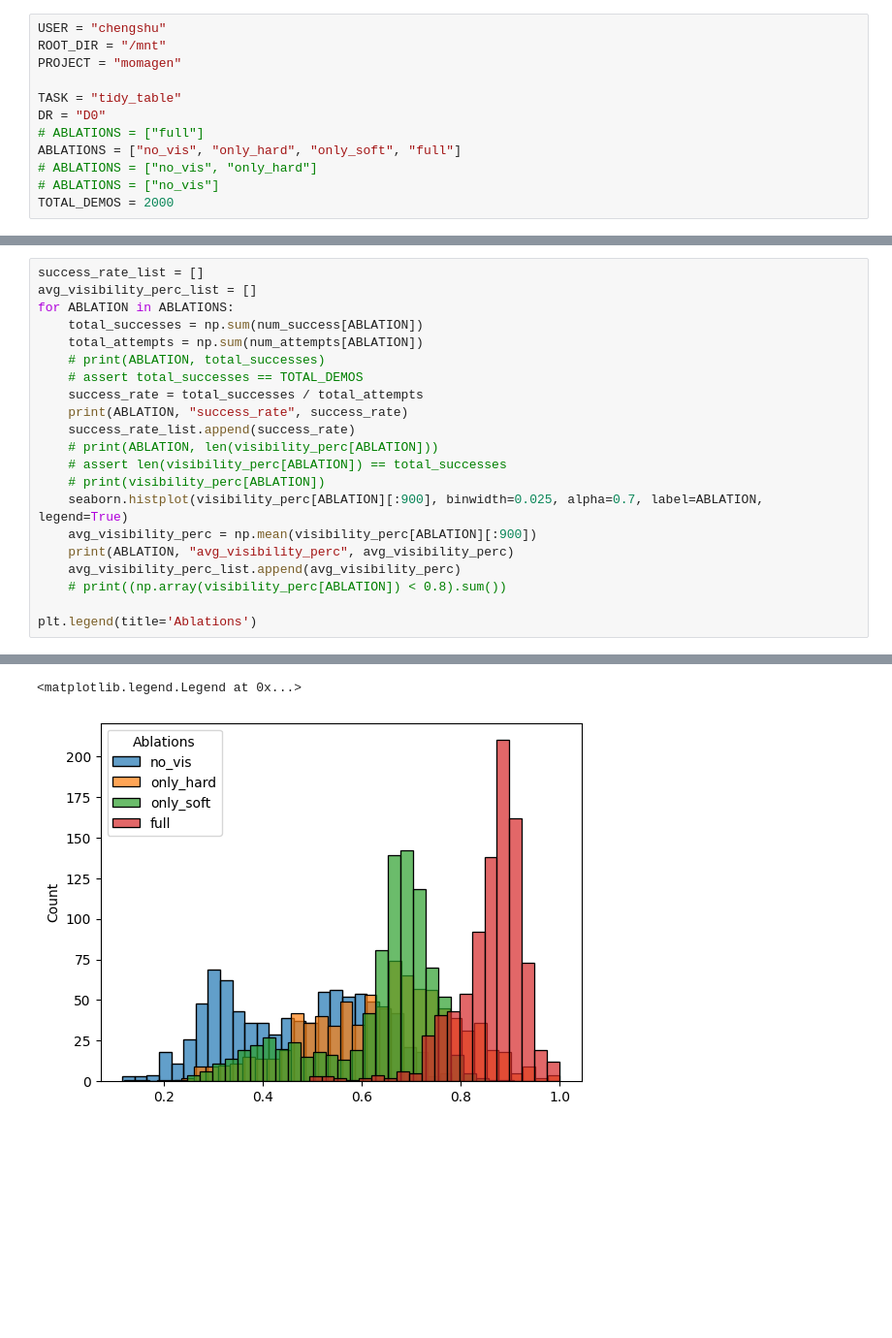
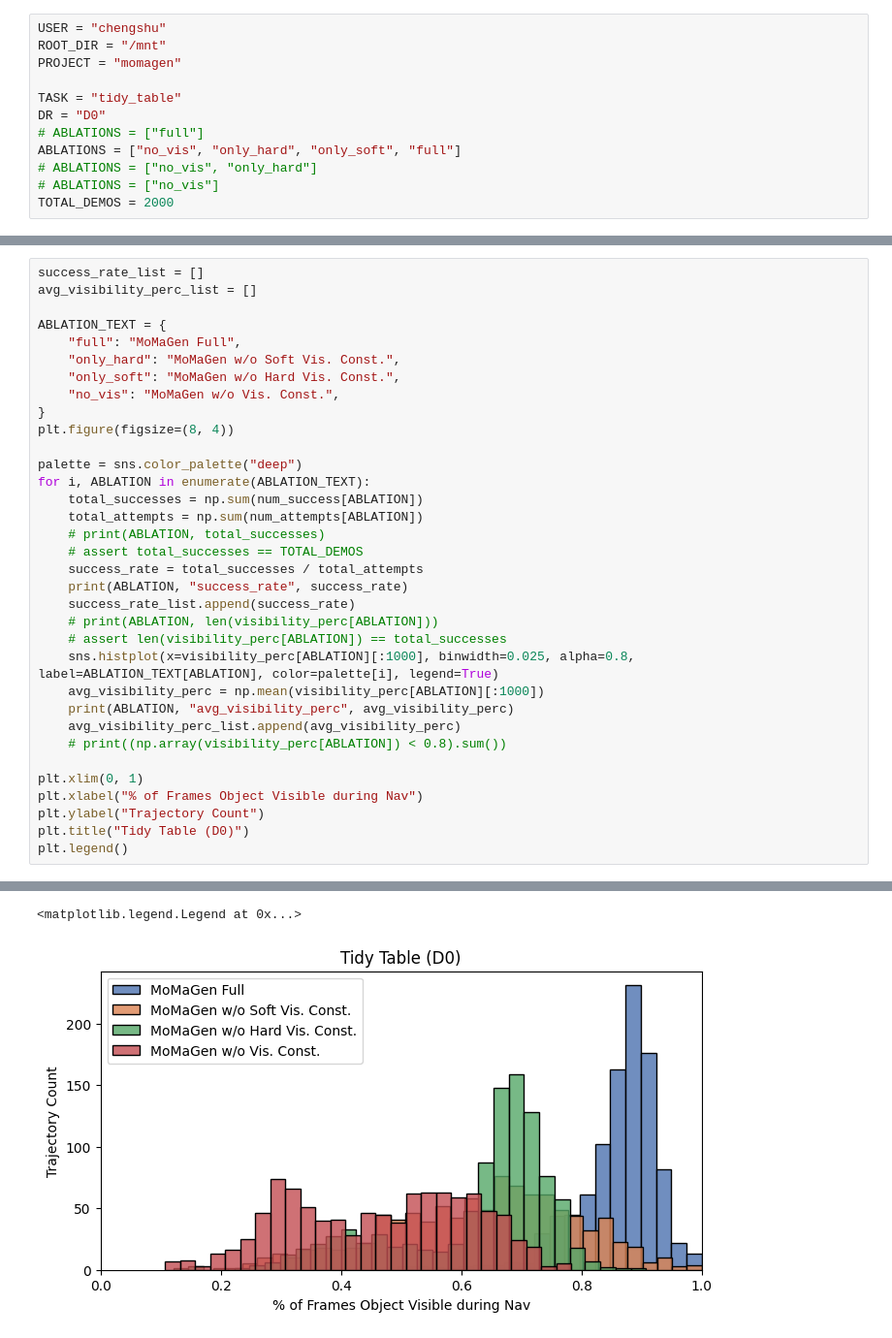
Before and after one commit to ChengshuLi/mimicgen, a Jupyter notebook: mimicgen/scripts/plot_stats.ipynb, the cells around one changed output, grey strips where cells are left out. Shown at 97% size. Saved outputs shown, nothing was run; the diff lists cells and outputs as text; blank space fills up the shorter version.

Commit message:
add plot_stats.py and update python notebook

```diff
--- a/mimicgen/scripts/plot_stats.ipynb
+++ b/mimicgen/scripts/plot_stats.ipynb
@@ -135,7 +286,17 @@ full r1_tidy_table_worker_9
 # %%
 success_rate_list = []
 avg_visibility_perc_list = []
-for ABLATION in ABLATIONS:
+
+ABLATION_TEXT = {
+    "full": "MoMaGen Full",
+    "only_hard": "MoMaGen w/o Soft Vis. Const.",
+    "only_soft": "MoMaGen w/o Hard Vis. Const.",
+    "no_vis": "MoMaGen w/o Vis. Const.",
+}
+plt.figure(figsize=(8, 4))
+
+palette = sns.color_palette("deep")
+for i, ABLATION in enumerate(ABLATION_TEXT):
     total_successes = np.sum(num_success[ABLATION])
     total_attempts = np.sum(num_attempts[ABLATION])
     # print(ABLATION, total_successes)
@@ -145,12 +306,15 @@ for ABLATION in ABLATIONS:
     success_rate_list.append(success_rate)
     # print(ABLATION, len(visibility_perc[ABLATION]))
     # assert len(visibility_perc[ABLATION]) == total_successes
-    # print(visibility_perc[ABLATION])
-    seaborn.histplot(visibility_perc[ABLATION][:900], binwidth=0.025, alpha=0.7, label=ABLATION, legend=True)
-    avg_visibility_perc = np.mean(visibility_perc[ABLATION][:900])
+    sns.histplot(x=visibility_perc[ABLATION][:1000], binwidth=0.025, alpha=0.8, label=ABLATION_TEXT[ABLATION], color=palette[i], legend=True)
+    avg_visibility_perc = np.mean(visibility_perc[ABLATION][:1000])
     print(ABLATION, "avg_visibility_perc", avg_visibility_perc)
     avg_visibility_perc_list.append(avg_visibility_perc)
     # print((np.array(visibility_perc[ABLATION]) < 0.8).sum())
 
-plt.legend(title='Ablations')
+plt.xlim(0, 1)
+plt.xlabel("% of Frames Object Visible during Nav")
+plt.ylabel("Trajectory Count")
+plt.title("Tidy Table (D0)")
+plt.legend()
 # %% [output]
@@ -165,5 +329,5 @@ full avg_visibility_perc 0.8609871443583537
 <matplotlib.legend.Legend at 0x...>
-[figure, old version]
+[figure, new version]
 # %%
 data = {
     "methods": ABLATIONS,
```
Also changed, not shown: parts of 16 cells of this notebook, 1 other file.
